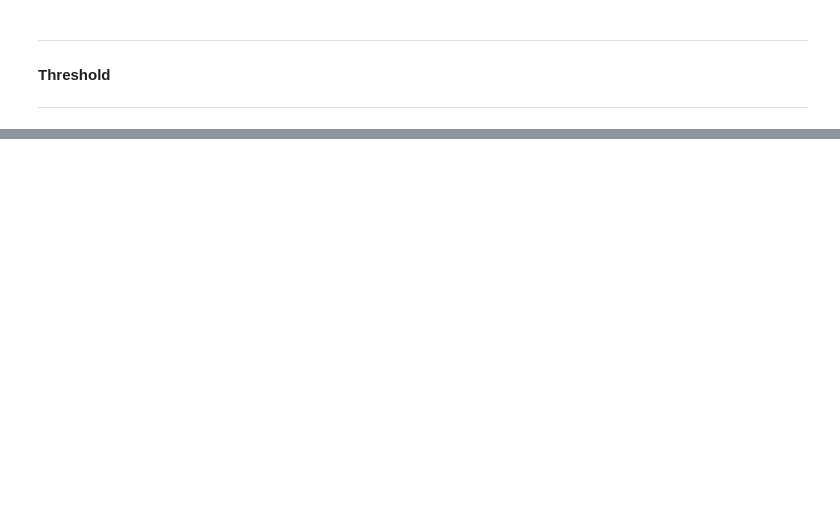
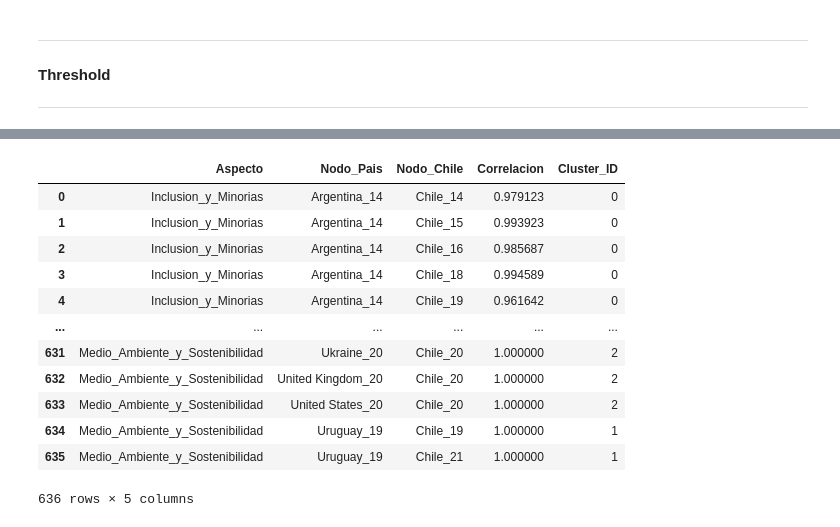
Before and after one commit to MatiasBunsterRaby/Capstone_git, a Jupyter notebook: notebooks/Correlaciones_aspectosl.ipynb, the cells around one changed output, grey strips where cells are left out. Saved outputs shown, nothing was run; the diff lists cells and outputs as text; code cells hidden in the pictures; blank space fills up the shorter version.

```diff
--- a/notebooks/Correlaciones_aspectosl.ipynb
+++ b/notebooks/Correlaciones_aspectosl.ipynb
@@ -682,30 +436,0 @@ plt.show()
-# %%
-# Crear el grafo de similitud con el dataframe filtrado por correlaciones >= threshold
-df_filtered_correlations = df_correlations[df_correlations['Correlation_with_Chile'] >= threshold].copy()
-
-# Crear la red (grafo) con NetworkX
-G = nx.Graph()
-
-# Añadir nodos y enlaces con pesos (correlaciones) al grafo
-for i, row in df_filtered_correlations.iterrows():
-    G.add_edge('Chile_' + str(row['Country_Period'].split('_')[1]), row['Country_Period'], weight=row['Correlation_with_Chile'])
-
-# Paso 1: Identificar los clústeres en la red (usando Girvan-Newman para este ejemplo)
-communities = community.girvan_newman(G)
-top_level_communities = next(communities)
-
-# Convertir comunidades en un formato legible, asignando un número de clúster a cada nodo
-community_dict = {node: i for i, community in enumerate(top_level_communities) for node in community}
-
-# Paso 2: Crear un dataframe con los programas de gobierno y su clúster
-df_filtered_correlations['Cluster'] = df_filtered_correlations['Country_Period'].apply(lambda x: community_dict.get(x))
-
-# Paso 3: Añadir la correlación con Chile
-df_filtered_correlations['Chile_Period'] = df_filtered_correlations['Country_Period'].apply(lambda x: 'Chile_' + x.split('_')[1])
-
-# Paso 4: Reorganizar las columnas para mayor claridad
-df_clusters = df_filtered_correlations[['Cluster', 'Country_Period', 'Chile_Period', 'Correlation_with_Chile']].copy()
-
-# Guardar el dataframe en un archivo CSV para revisarlo más tarde
-df_clusters.to_csv('programas_y_clusters.csv', index=False)
-df_clusters.head()
@@ -785,0 +575,16 @@ df_centralities.head()
+# %%
+df_clusters
+# %% [output]
+|  | Aspecto | Nodo_Pais | Nodo_Chile | Correlacion | Cluster_ID |
+| 0 | Inclusion_y_Minorias | Argentina_14 | Chile_14 | 0.979123 | 0 |
+| 1 | Inclusion_y_Minorias | Argentina_14 | Chile_15 | 0.993923 | 0 |
+| 2 | Inclusion_y_Minorias | Argentina_14 | Chile_16 | 0.985687 | 0 |
+| 3 | Inclusion_y_Minorias | Argentina_14 | Chile_18 | 0.994589 | 0 |
+| 4 | Inclusion_y_Minorias | Argentina_14 | Chile_19 | 0.961642 | 0 |
+| ... | ... | ... | ... | ... | ... |
+| 631 | Medio_Ambiente_y_Sostenibilidad | Ukraine_20 | Chile_20 | 1.000000 | 2 |
+| 632 | Medio_Ambiente_y_Sostenibilidad | United Kingdom_20 | Chile_20 | 1.000000 | 2 |
+| 633 | Medio_Ambiente_y_Sostenibilidad | United States_20 | Chile_20 | 1.000000 | 2 |
+| 634 | Medio_Ambiente_y_Sostenibilidad | Uruguay_19 | Chile_19 | 1.000000 | 1 |
+| 635 | Medio_Ambiente_y_Sostenibilidad | Uruguay_19 | Chile_21 | 1.000000 | 1 |
+636 rows × 5 columns
```
Also changed, not shown: parts of 43 cells of this notebook.
